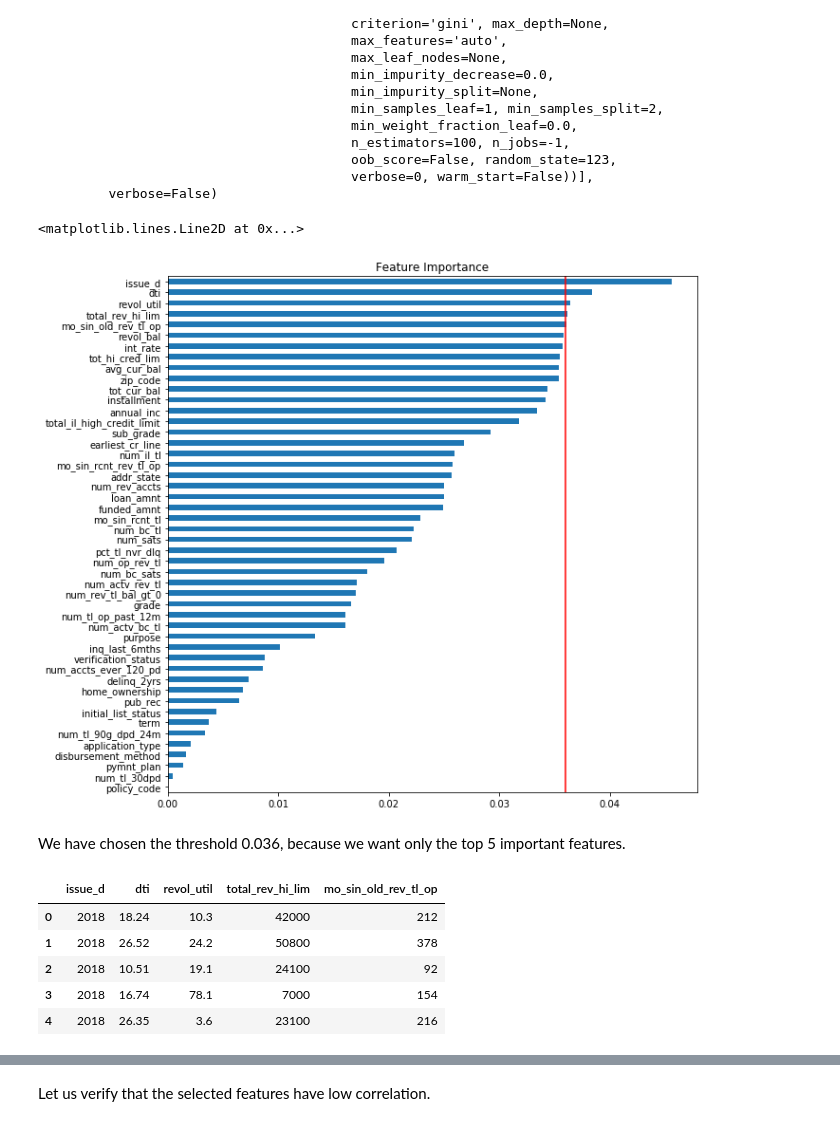
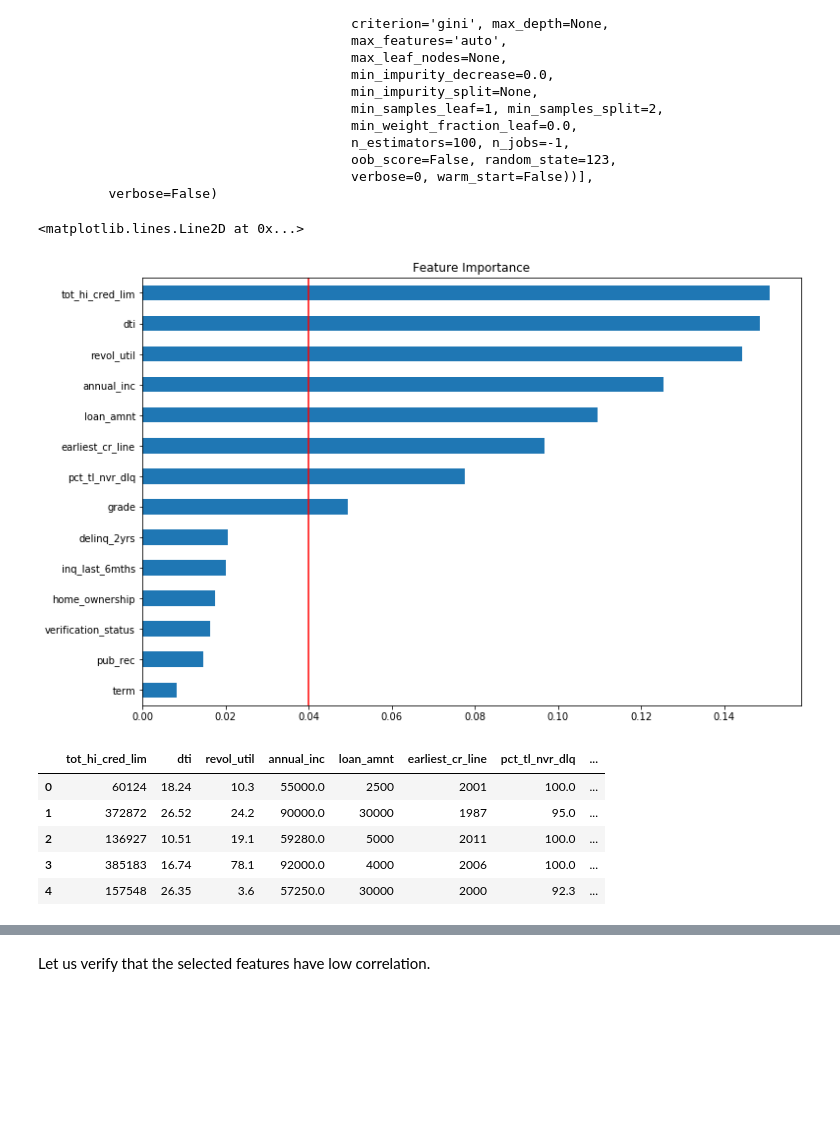
Before and after one commit to dhivya-rao/FAML, a Jupyter notebook: LendingClub - Kaggle.ipynb, the cells around one changed output, grey strips where cells are left out. Drawn from its saved outputs; the diff is of its cells as text; code cells hidden in the pictures; blank space fills up the shorter version.

```diff
--- a/LendingClub - Kaggle.ipynb
+++ b/LendingClub - Kaggle.ipynb
@@ -274,0 +302,12 @@ Reshape your data either using array.reshape(-1, 1) if your data has a single fe
+# %%
+import seaborn as sns
+plt.rcParams["figure.figsize"] = (20, 20)
+
+corr = data.corr().abs()
+
+# Generate a mask to ignore upper triangle
+mask = np.zeros_like(corr, dtype=np.bool)
+mask[np.triu_indices_from(mask)] = True
+
+# Plot heatmap
+sns.heatmap(corr, xticklabels=corr.columns, yticklabels=corr.columns, annot=True, mask=mask, cmap='coolwarm', fmt='.2f')
@@ -274,0 +317,21 @@ Reshape your data either using array.reshape(-1, 1) if your data has a single fe
+# %%
+columns = [
+    'int_rate','sub_grade','installment','title','all_util','avg_cur_bal','tot_cur_bal','total_bal_il','open_il_12m',
+    'open_il_24m','open_rv_12m','open_rv_24m','num_accts_ever_120_pd','num_actv_bc_tl','num_actv_rev_tl','num_bc_sats',
+    'num_bc_tl','num_il_tl','num_op_rev_tl','num_rev_accts','num_rev_tl_bal_gt_0','num_sats','num_tl_90g_dpd_24m',
+    'num_tl_op_past_12m','revol_bal','zip_code','addr_state','application_type','mo_sin_rcnt_rev_tl_op','mo_sin_rcnt_tl',
+    'total_rev_hi_lim','total_il_high_credit_limit','purpose','initial_list_status','disbursement_method'
+]
+data.drop(columns=np.intersect1d(columns, data.columns), inplace=True)
+# %%
+import seaborn as sns
+plt.rcParams["figure.figsize"] = (20, 20)
+
+corr = data.corr().abs()
+
+# Generate a mask to ignore upper triangle
+mask = np.zeros_like(corr, dtype=np.bool)
+mask[np.triu_indices_from(mask)] = True
+
+# Plot heatmap
+sns.heatmap(corr, xticklabels=corr.columns, yticklabels=corr.columns, annot=True, mask=mask, cmap='coolwarm', fmt='.2f')
@@ -316,7 +383,7 @@ rf_pipeline = Pipeline([
     ('scaler', MinMaxScaler()), # scale values to range [0,1]
     ('classifier', RandomForestClassifier(n_estimators=100, random_state=123, n_jobs=-1))
 ])
-rf_pipeline.fit(X_train, y_train)
+rf_pipeline.fit(X, y)
 # %% [output]
 Pipeline(memory=None,
          steps=[('imputer',
@@ -339,25 +406,25 @@ Pipeline(memory=None,
          verbose=False)
 # %%
 # Plot the name and gini importance of each feature
-plt.rcParams["figure.figsize"] = (10, 10)
+plt.rcParams["figure.figsize"] = (12, 8)
 imp_features=pd.Series(rf_pipeline.named_steps['classifier'].feature_importances_, index=X.columns)
 imp_features.sort_values().plot(title='Feature Importance', kind='barh')
 
 # draw red verticle line at threshold
-plt.axvline(x=0.036, c='r')
+plt.axvline(x=0.04, c='r')
 # %% [output]
 <matplotlib.lines.Line2D at 0x...>
-[figure, old version]
+[figure, new version]
-# %% [markdown]
-We have chosen the threshold 0.036, because we want only the top 5 important features.
 # %%
 #show important features
-important_features = list(imp_features[imp_features > 0.036].keys())
+#important_features = list(imp_features[imp_features > 0.03].keys())
+#important_features = list(imp_features.sort_values(ascending=False).head(10).keys())
+important_features = list(imp_features.sort_values(ascending=False)[imp_features > 0.04].keys())
 X[important_features].head()
 # %% [output]
-|  | issue_d | dti | revol_util | total_rev_hi_lim | mo_sin_old_rev_tl_op |
-| 0 | 2018 | 18.24 | 10.3 | 42000 | 212 |
-| 1 | 2018 | 26.52 | 24.2 | 50800 | 378 |
-| 2 | 2018 | 10.51 | 19.1 | 24100 | 92 |
-| 3 | 2018 | 16.74 | 78.1 | 7000 | 154 |
-| 4 | 2018 | 26.35 | 3.6 | 23100 | 216 |
+|  | tot_hi_cred_lim | dti | revol_util | annual_inc | loan_amnt | earliest_cr_line | pct_tl_nvr_dlq | ... |
+| 0 | 60124 | 18.24 | 10.3 | 55000.0 | 2500 | 2001 | 100.0 | ... |
+| 1 | 372872 | 26.52 | 24.2 | 90000.0 | 30000 | 1987 | 95.0 | ... |
+| 2 | 136927 | 10.51 | 19.1 | 59280.0 | 5000 | 2011 | 100.0 | ... |
+| 3 | 385183 | 16.74 | 78.1 | 92000.0 | 4000 | 2006 | 100.0 | ... |
+| 4 | 157548 | 26.35 | 3.6 | 57250.0 | 30000 | 2000 | 92.3 | ... |
```
Also changed, not shown: parts of 85 cells of this notebook.
